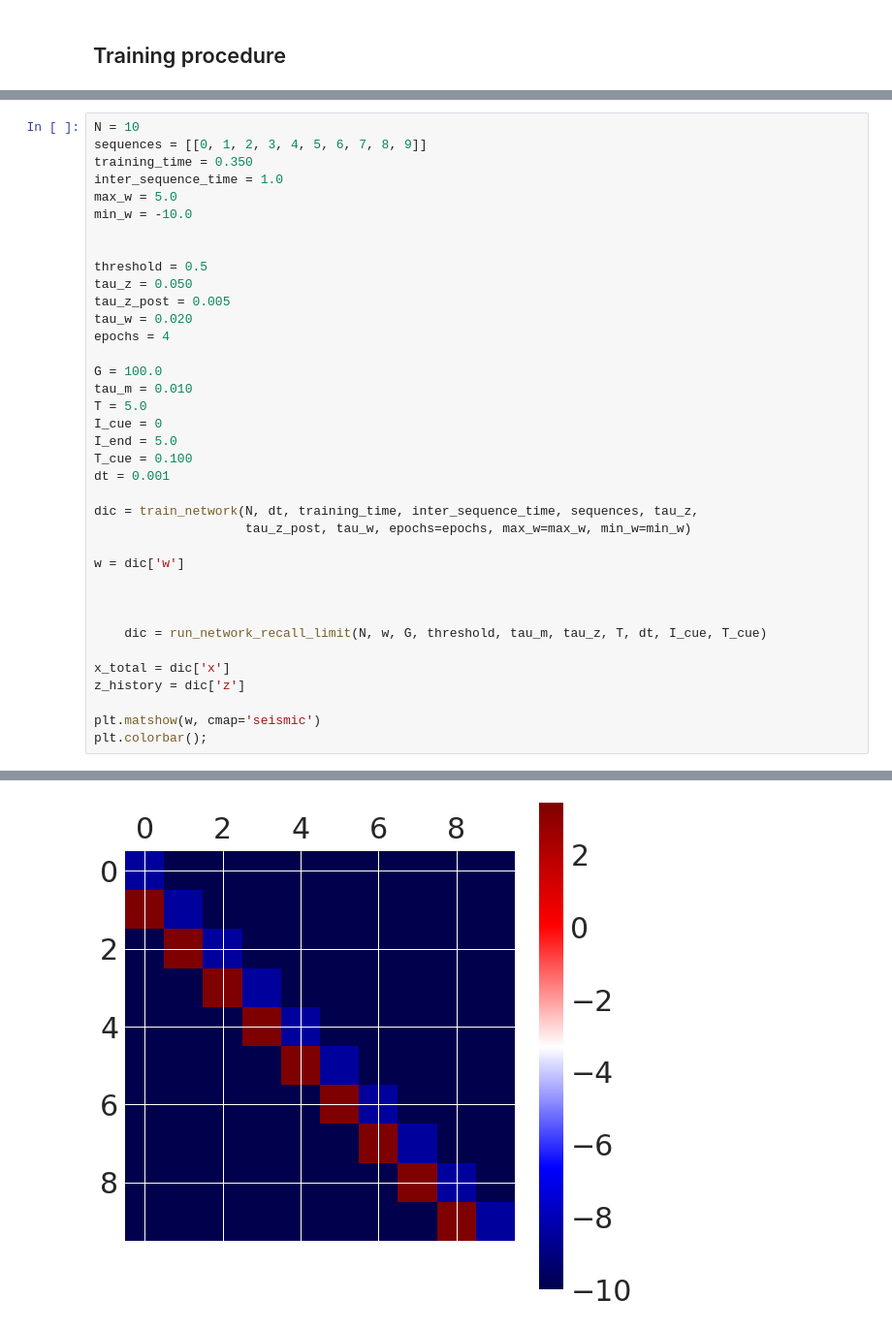
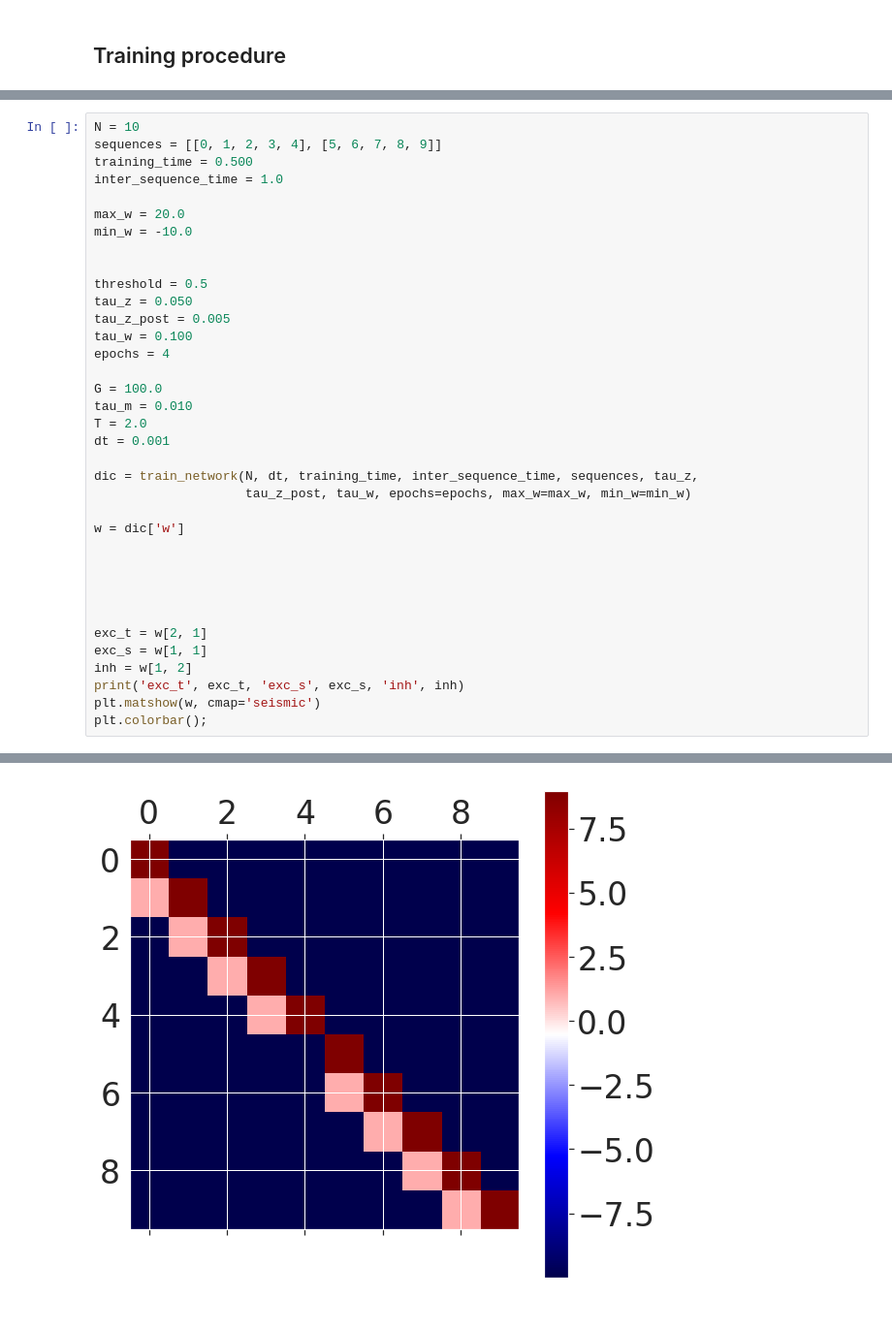
Before and after one commit to h-mayorquin/firing_rate_sequences, a Jupyter notebook: notebooks/2017-11-25(Working example II).ipynb, the cells around one changed output, grey strips where cells are left out. Shown: that part at 97% size. Cells and saved outputs as stored; diff of their text form.

```diff
--- a/notebooks/2017-11-25(Working example II).ipynb
+++ b/notebooks/2017-11-25(Working example II).ipynb
@@ -81,24 +175,22 @@ ax3.legend();
 # %%
 N = 10
-sequences = [[0, 1, 2, 3, 4, 5, 6, 7, 8, 9]]
-training_time = 0.350
+sequences = [[0, 1, 2, 3, 4], [5, 6, 7, 8, 9]]
+training_time = 0.500
 inter_sequence_time = 1.0
-max_w = 5.0
+
+max_w = 20.0
 min_w = -10.0
 
 
 threshold = 0.5
 tau_z = 0.050
 tau_z_post = 0.005
-tau_w = 0.020
+tau_w = 0.100
 epochs = 4
 
 G = 100.0
 tau_m = 0.010
-T = 5.0
-I_cue = 0
-I_end = 5.0
-T_cue = 0.100
+T = 2.0
 dt = 0.001
 
 dic = train_network(N, dt, training_time, inter_sequence_time, sequences, tau_z,
@@ -108,11 +200,12 @@ w = dic['w']
 
 
 
-    dic = run_network_recall_limit(N, w, G, threshold, tau_m, tau_z, T, dt, I_cue, T_cue)
 
-x_total = dic['x']
-z_history = dic['z']
 
+exc_t = w[2, 1]
+exc_s = w[1, 1]
+inh = w[1, 2]
+print('exc_t', exc_t, 'exc_s', exc_s, 'inh', inh)
 plt.matshow(w, cmap='seismic')
 plt.colorbar();
 # %% [output]
@@ -119 +213 @@ plt.colorbar();
-[figure, old version]
+[figure, new version]
```
Also changed, not shown: parts of 23 cells of this notebook, 9 other files.
